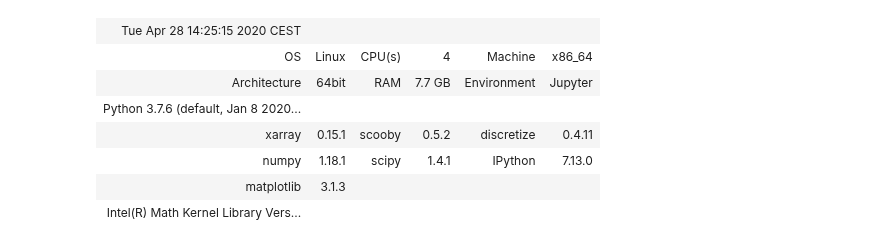
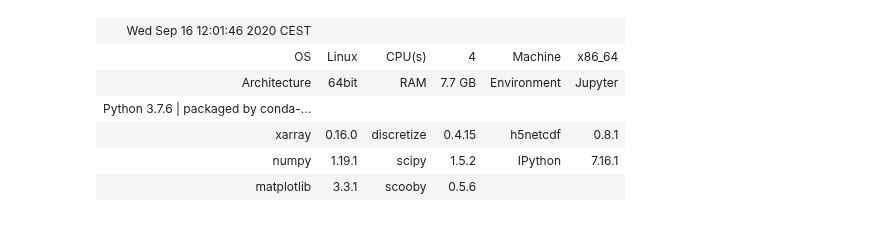
Before and after one commit to swung-research/3d-csem-open-source-landscape, a Jupyter notebook: model-marlim/MarlimR3D-Figures.ipynb, the cells around one changed output. Drawn from its saved outputs; the diff is of its cells as text; code cells hidden in the pictures.

```diff
--- a/model-marlim/MarlimR3D-Figures.ipynb
+++ b/model-marlim/MarlimR3D-Figures.ipynb
@@ -95,12 +58,11 @@ plt.show()
 # %%
 import scooby
-scooby.Report(['xarray', 'segyio', 'h5netcdf', discretize])
+scooby.Report(['xarray', 'discretize', 'h5netcdf'])
 # %% [output]
-| Tue Apr 28 14:25:15 2020 CEST |  |  |  |  |  |
+| Wed Sep 16 12:01:46 2020 CEST |  |  |  |  |  |
 | OS | Linux | CPU(s) | 4 | Machine | x86_64 |
 | Architecture | 64bit | RAM | 7.7 GB | Environment | Jupyter |
-| Python 3.7.6 (default, Jan 8 2020... |  |  |  |  |  |
-| xarray | 0.15.1 | scooby | 0.5.2 | discretize | 0.4.11 |
-| numpy | 1.18.1 | scipy | 1.4.1 | IPython | 7.13.0 |
-| matplotlib | 3.1.3 |  |  |  |  |
-| Intel(R) Math Kernel Library Vers... |  |  |  |  |  |
+| Python 3.7.6 | packaged by conda-... |  |  |  |  |  |
+| xarray | 0.16.0 | discretize | 0.4.15 | h5netcdf | 0.8.1 |
+| numpy | 1.19.1 | scipy | 1.5.2 | IPython | 7.16.1 |
+| matplotlib | 3.3.1 | scooby | 0.5.6 |  |  |
```
Also changed, not shown: parts of 12 cells of this notebook, 10 other files.
